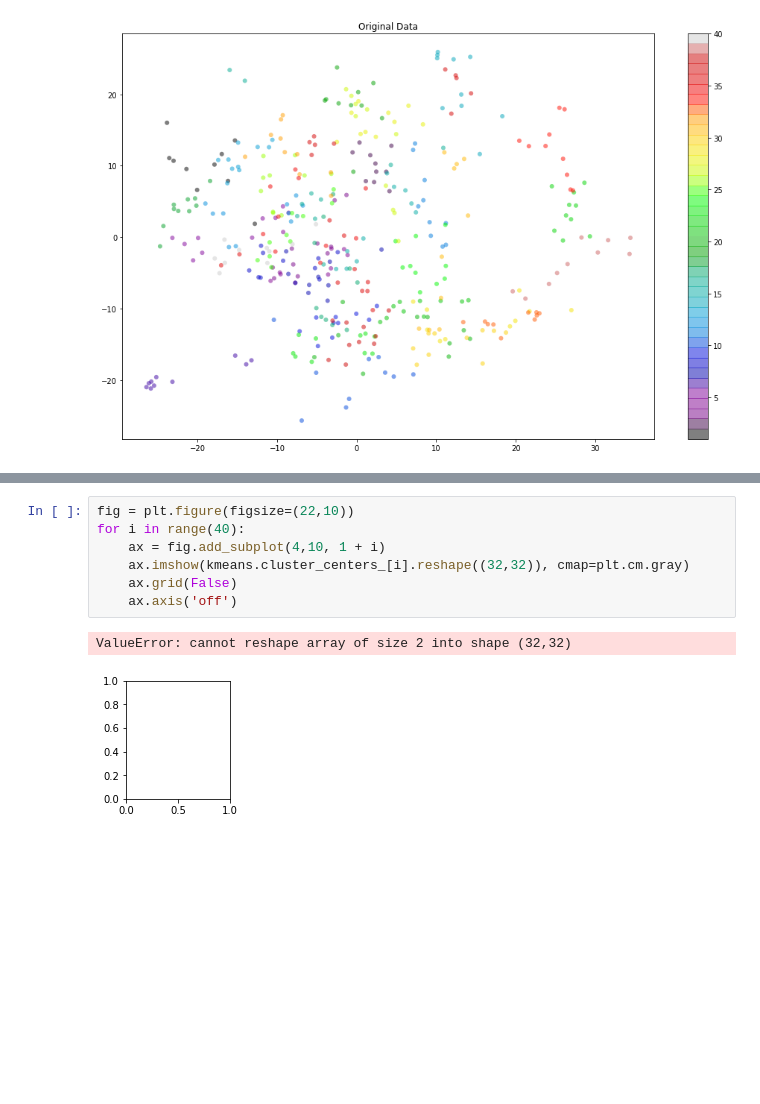
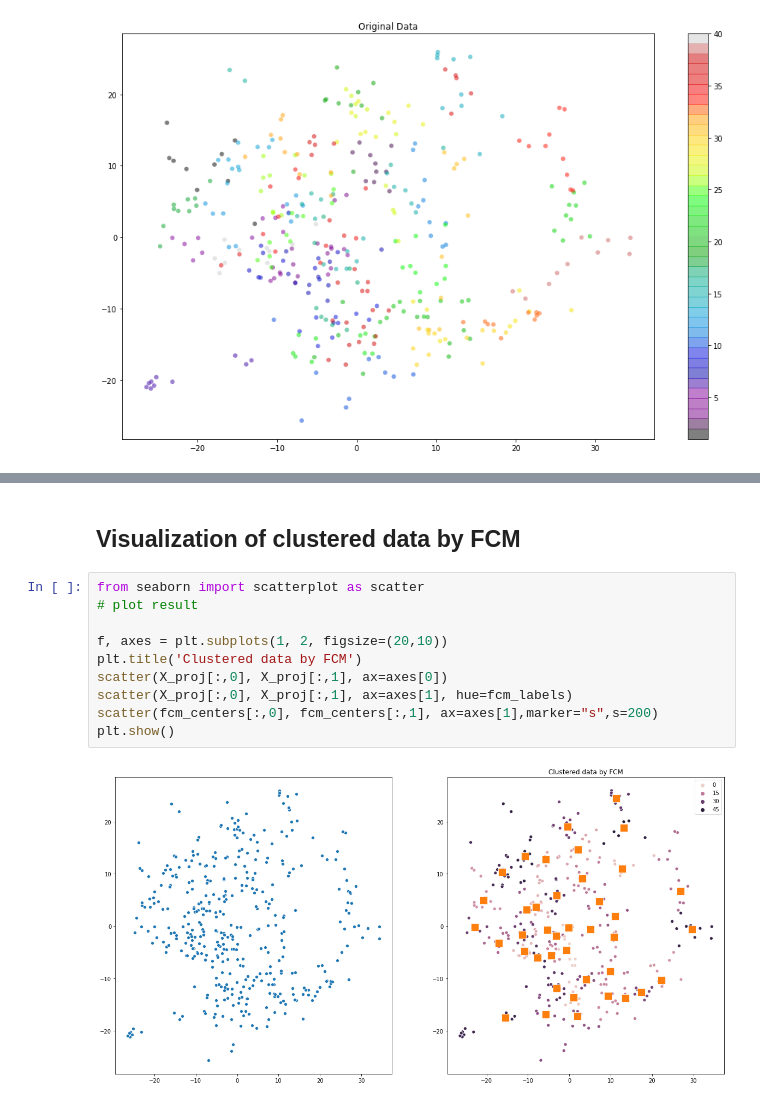
Before and after one commit to raffidil/data-mining-projects, a Jupyter notebook: k_means_practice/HW4.ipynb, the cells around one changed output, grey strips where cells are left out. Saved outputs shown, nothing was run; the diff lists cells and outputs as text; blank space fills up the shorter version.

```diff
--- a/k_means_practice/HW4.ipynb
+++ b/k_means_practice/HW4.ipynb
@@ -197,10 +181,14 @@ plt.show()
-# %%
-fig = plt.figure(figsize=(22,10))
-for i in range(40):
-    ax = fig.add_subplot(4,10, 1 + i)
-    ax.imshow(kmeans.cluster_centers_[i].reshape((32,32)), cmap=plt.cm.gray)
-    ax.grid(False)
-    ax.axis('off')
-# %% [output]
-ValueError: cannot reshape array of size 2 into shape (32,32)
-[figure, removed]
+# %% [markdown]
+## Visualization of clustered data by FCM
+# %%
+from seaborn import scatterplot as scatter
+# plot result
+
+f, axes = plt.subplots(1, 2, figsize=(20,10))
+plt.title('Clustered data by FCM')
+scatter(X_proj[:,0], X_proj[:,1], ax=axes[0])
+scatter(X_proj[:,0], X_proj[:,1], ax=axes[1], hue=fcm_labels)
+scatter(fcm_centers[:,0], fcm_centers[:,1], ax=axes[1],marker="s",s=200)
+plt.show()
+# %% [output]
+[figure, added]
```
Also changed, not shown: parts of 14 cells of this notebook.
